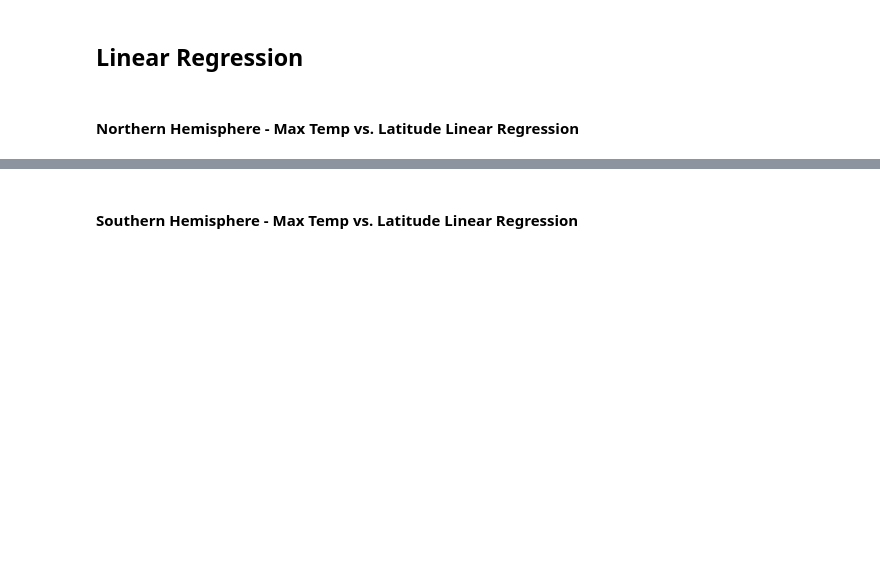
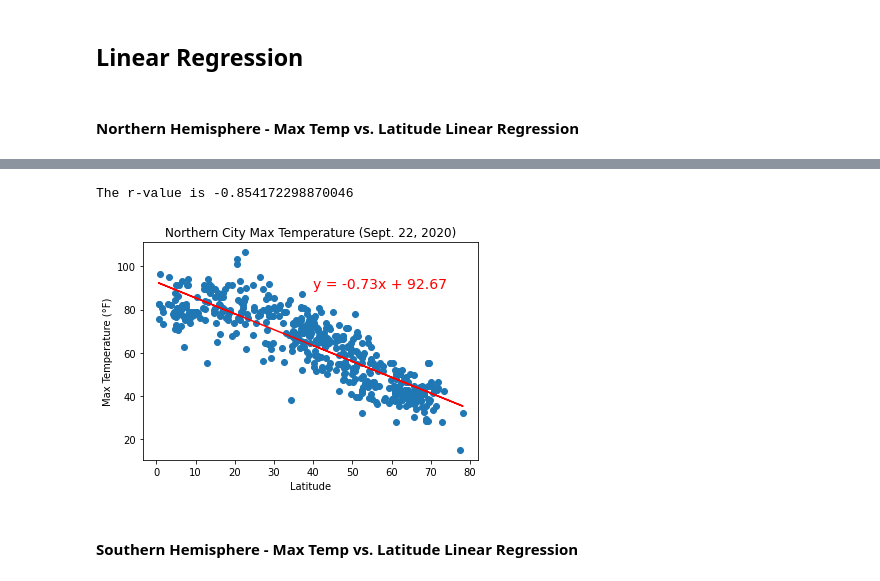
Before and after one commit to jdkwak1994/python-api-challenge, a Jupyter notebook: WeatherPy.ipynb, the cells around one changed output, grey strips where cells are left out. Cells and saved outputs as stored; diff of their text form; code cells hidden in the pictures; blank space fills up the shorter version.

```diff
--- a/WeatherPy.ipynb
+++ b/WeatherPy.ipynb
@@ -186,4 +224,8 @@ FileNotFoundError: [Errno 2] No such file or directory: 'output_resource/lat_vs_
 # %% [markdown]
 ## Linear Regression
+# %%
+# split the original dataframe into two hemispheres using loc
+city_NH_data_df = city_data_df.loc[city_data_df["Lat"] >= 0, :]
+city_SH_data_df = city_data_df.loc[city_data_df["Lat"] < 0, :]
 # %% [markdown]
 ####  Northern Hemisphere - Max Temp vs. Latitude Linear Regression
@@ -194,2 +232,25 @@ The r-value is: 0.46937863826630627
+# %%
+# get the regression
+(slope, intercept, rvalue, pvalue, stderr) = stats.linregress(city_NH_data_df["Lat"], city_NH_data_df["Max Temp"])
+regress_value = city_NH_data_df["Lat"] * slope + intercept
+line_eq = f"y = {round(slope, 2)}x + {round(intercept, 2)}"
+
+# plot regression and data together
+plt.plot(city_NH_data_df["Lat"], regress_value, "r-")
+plt.annotate(line_eq, (40, 90), fontsize=14, color="red")
+plt.scatter(city_NH_data_df["Lat"], city_NH_data_df["Max Temp"])
+
+# add labels
+plt.xlabel("Latitude")
+plt.ylabel("Max Temperature (°F)")
+plt.title("Northern City Max Temperature (Sept. 22, 2020)")
+
+# save and show
+plt.savefig("output_resource/NH_lat_vs_temp.png")
+print(f"The r-value is {rvalue}")
+plt.show()
+# %% [output]
+The r-value is -0.854172298870046
+[figure, added]
 # %% [markdown]
 ####  Southern Hemisphere - Max Temp vs. Latitude Linear Regression
```
Also changed, not shown: parts of 26 cells of this notebook, 11 other files.
